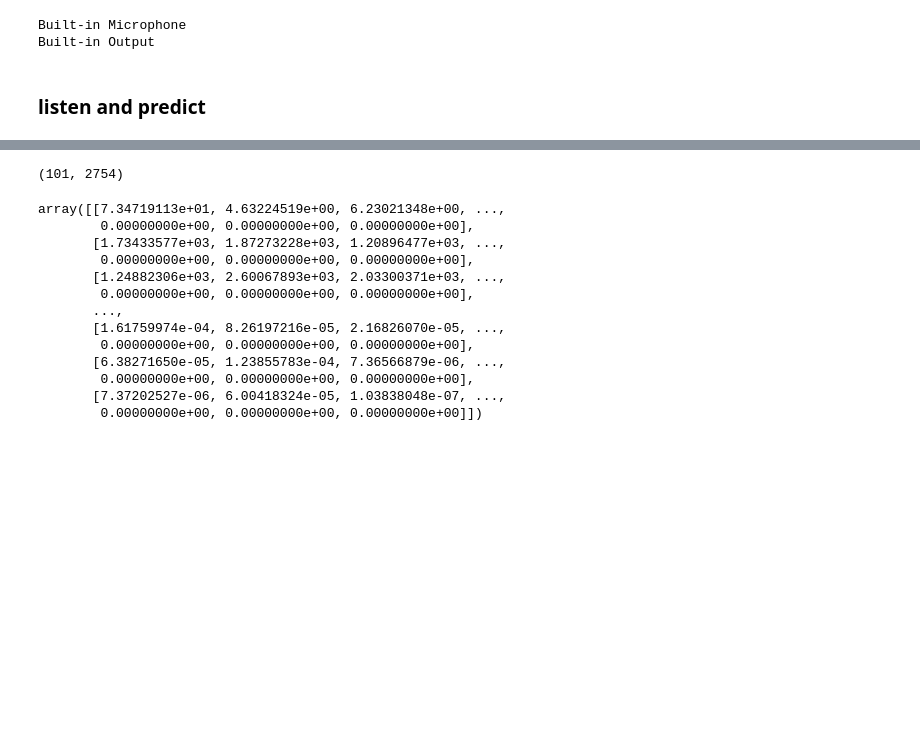
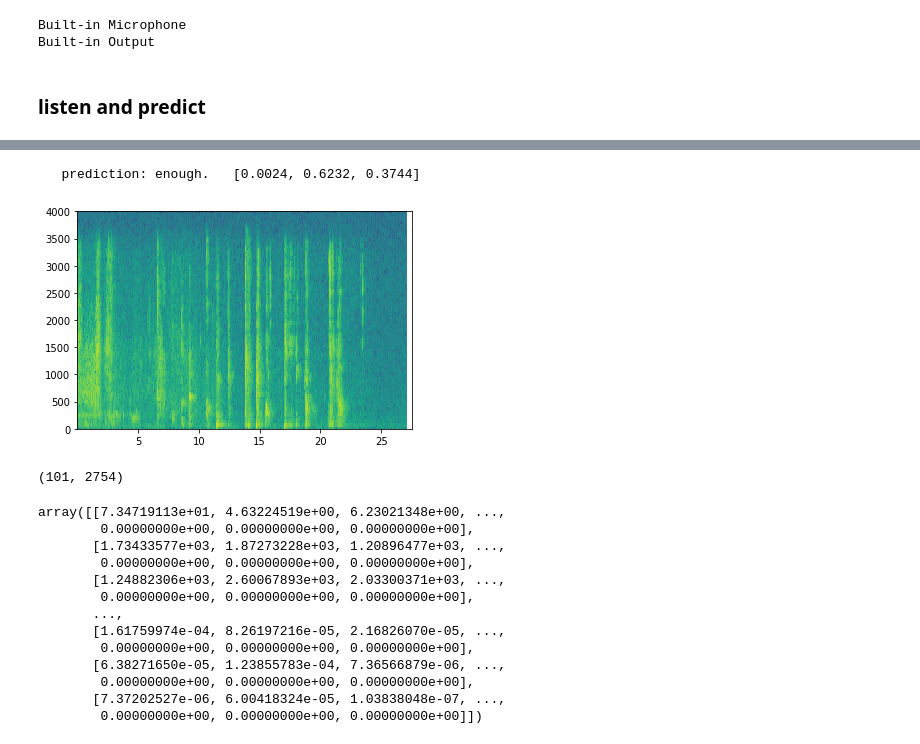
Before and after one commit to lukewolcott/med-bell, a Jupyter notebook: runtime.ipynb, the cells around one changed output, grey strips where cells are left out. Drawn from its saved outputs; the diff is of its cells as text; code cells hidden in the pictures; blank space fills up the shorter version.

```diff
--- a/runtime.ipynb
+++ b/runtime.ipynb
@@ -95,3 +95,11 @@ x = graph_spectrogram('runtime_temp.wav')
+# %%
+# feed current clip to model and get prediction
+pred, preds = run_model_on_clip(model, 'runtime_temp.wav')
+preds_nice = ', '.join(['{:.4f}'.format(p) for p in preds[0]])
+print('   prediction: {}.   [{}]'.format(pred, preds_nice))
+# %% [output]
+   prediction: enough.   [0.0024, 0.6232, 0.3744]
+[figure, added]
 # %%
 x.shape
 # %% [output]
```
Also changed, not shown: parts of 3 cells of this notebook, 1 other file.
